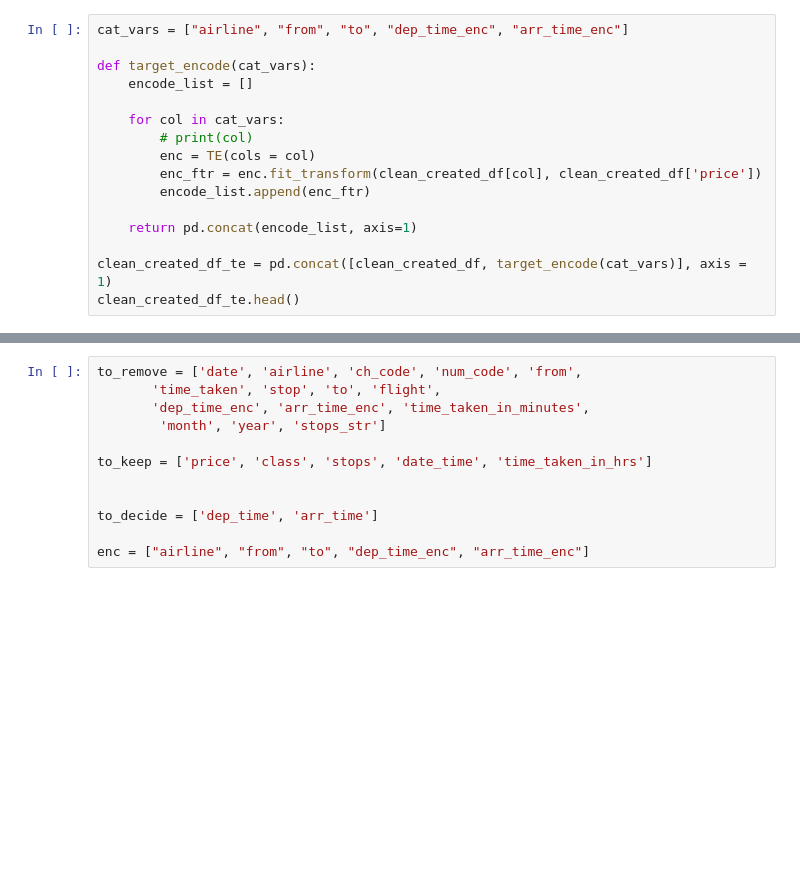
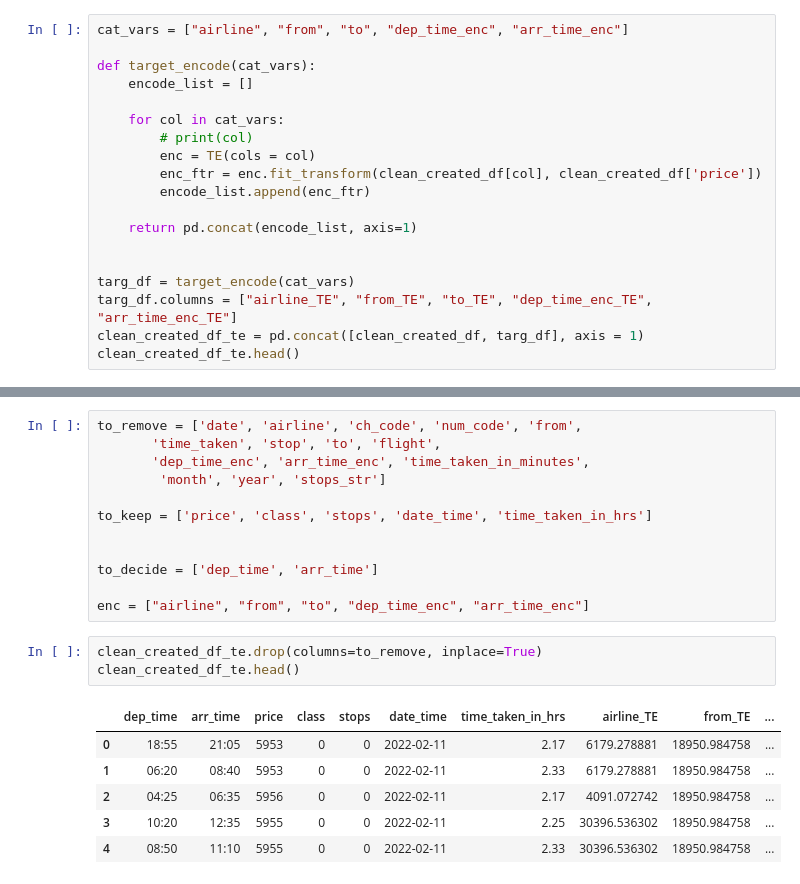
Before and after one commit to deepbdoshi/Flight-Price-Prediction, a Jupyter notebook: Flight Price Prediction.ipynb, the cells around one changed output, grey strips where cells are left out. Drawn from its saved outputs; the diff is of its cells as text; blank space fills up the shorter version.

```diff
--- a/Flight Price Prediction.ipynb
+++ b/Flight Price Prediction.ipynb
@@ -792,7 +802,10 @@ def target_encode(cat_vars):
 
     return pd.concat(encode_list, axis=1)
 
-clean_created_df_te = pd.concat([clean_created_df, target_encode(cat_vars)], axis = 1)
+
+targ_df = target_encode(cat_vars)
+targ_df.columns = ["airline_TE", "from_TE", "to_TE", "dep_time_enc_TE", "arr_time_enc_TE"]
+clean_created_df_te = pd.concat([clean_created_df, targ_df], axis = 1)
 clean_created_df_te.head()
 # %% [output]
 |  | date | airline | ch_code | num_code | dep_time | from | time_taken | stop | arr_time | to | ... |
@@ -859,3 +887,13 @@ to_keep = ['price', 'class', 'stops', 'date_time', 'time_taken_in_hrs']
 to_decide = ['dep_time', 'arr_time']
 
 enc = ["airline", "from", "to", "dep_time_enc", "arr_time_enc"]
+# %%
+clean_created_df_te.drop(columns=to_remove, inplace=True)
+clean_created_df_te.head()
+# %% [output]
+|  | dep_time | arr_time | price | class | stops | date_time | time_taken_in_hrs | airline_TE | from_TE | ... |
+| 0 | 18:55 | 21:05 | 5953 | 0 | 0 | 2022-02-11 | 2.17 | 6179.278881 | 18950.984758 | ... |
+| 1 | 06:20 | 08:40 | 5953 | 0 | 0 | 2022-02-11 | 2.33 | 6179.278881 | 18950.984758 | ... |
+| 2 | 04:25 | 06:35 | 5956 | 0 | 0 | 2022-02-11 | 2.17 | 4091.072742 | 18950.984758 | ... |
+| 3 | 10:20 | 12:35 | 5955 | 0 | 0 | 2022-02-11 | 2.25 | 30396.536302 | 18950.984758 | ... |
+| 4 | 08:50 | 11:10 | 5955 | 0 | 0 | 2022-02-11 | 2.33 | 30396.536302 | 18950.984758 | ... |
```
Also changed, not shown: parts of 5 cells of this notebook.
